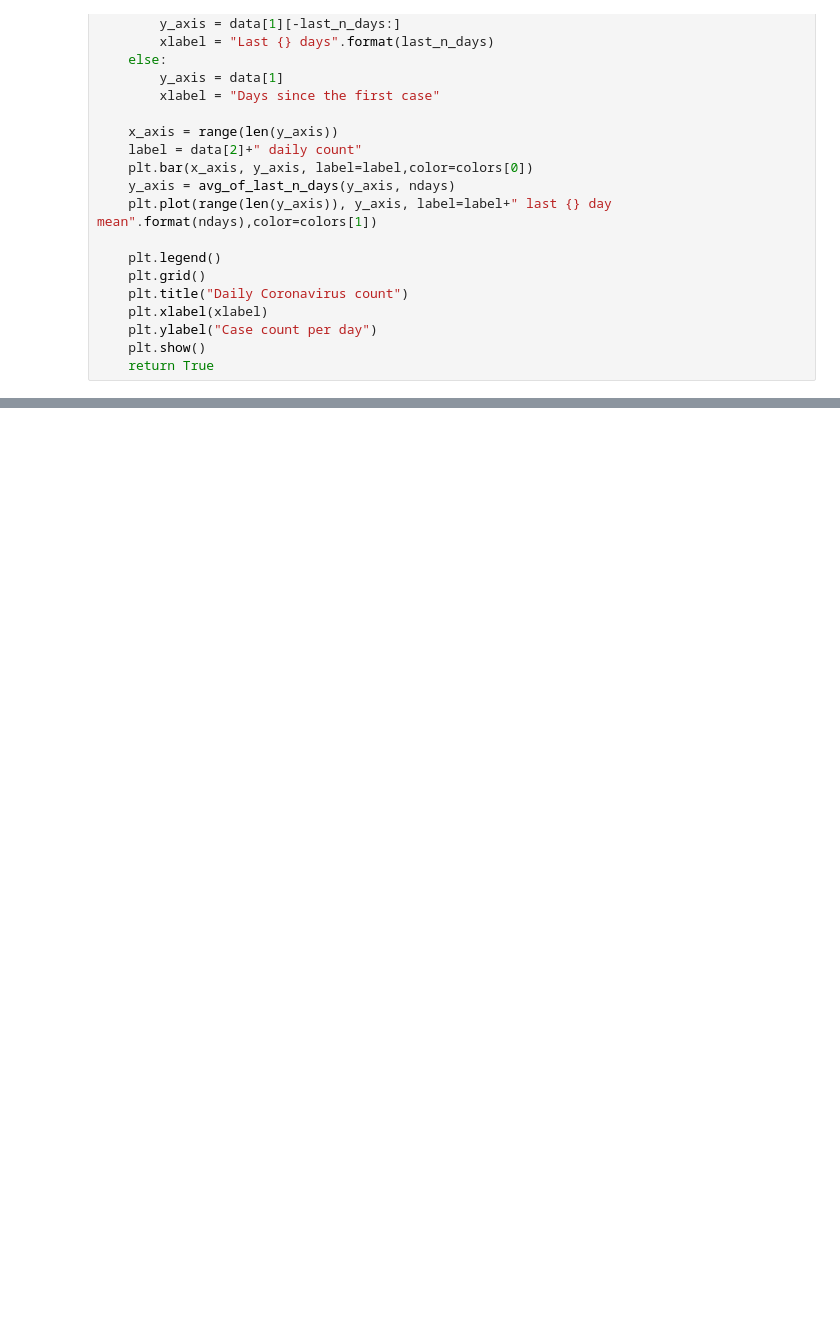
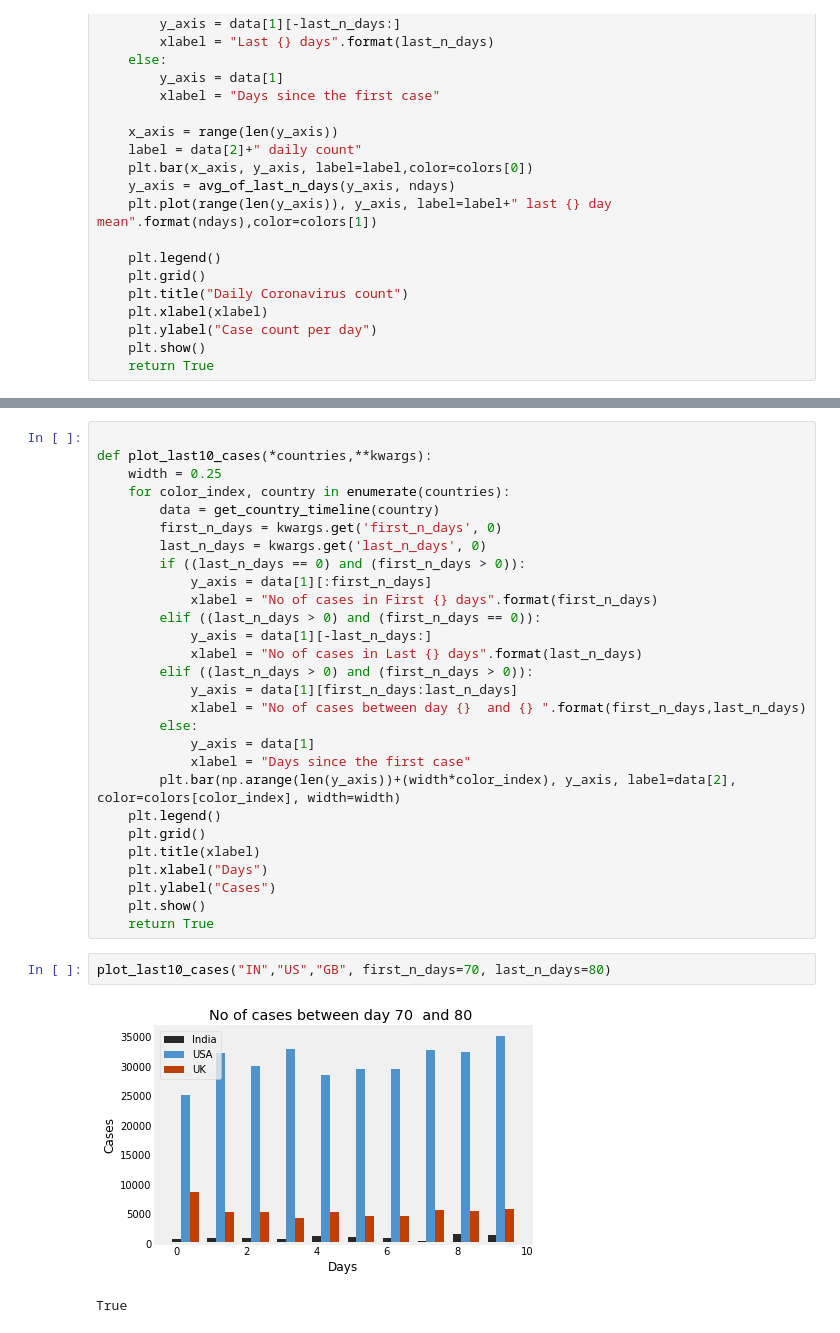
Before and after one commit to amchigello/python_repository, a Jupyter notebook: matplotlib_work/plots_work.ipynb, the cells around one changed output, grey strips where cells are left out. Cells and saved outputs as stored; diff of their text form; blank space fills up the shorter version.

```diff
--- a/matplotlib_work/plots_work.ipynb
+++ b/matplotlib_work/plots_work.ipynb
@@ -171 +172,34 @@ plot_daily_cases_versus_nday_avg("IN", ndays=10)
 True
+# %%
+
+def plot_last10_cases(*countries,**kwargs):
+    width = 0.25
+    for color_index, country in enumerate(countries):
+        data = get_country_timeline(country)
+        first_n_days = kwargs.get('first_n_days', 0)
+        last_n_days = kwargs.get('last_n_days', 0)
+        if ((last_n_days == 0) and (first_n_days > 0)):
+            y_axis = data[1][:first_n_days]
+            xlabel = "No of cases in First {} days".format(first_n_days)
+        elif ((last_n_days > 0) and (first_n_days == 0)):
+            y_axis = data[1][-last_n_days:]
+            xlabel = "No of cases in Last {} days".format(last_n_days)
+        elif ((last_n_days > 0) and (first_n_days > 0)):
+            y_axis = data[1][first_n_days:last_n_days]
+            xlabel = "No of cases between day {}  and {} ".format(first_n_days,last_n_days)
+        else:
+            y_axis = data[1]
+            xlabel = "Days since the first case"
+        plt.bar(np.arange(len(y_axis))+(width*color_index), y_axis, label=data[2], color=colors[color_index], width=width)
+    plt.legend()
+    plt.grid()
+    plt.title(xlabel)
+    plt.xlabel("Days")
+    plt.ylabel("Cases")
+    plt.show()
+    return True
+# %%
+plot_last10_cases("IN","US","GB", first_n_days=70, last_n_days=80)
+# %% [output]
+[figure, added]
+True
```
Also changed, not shown: parts of 5 cells of this notebook.
